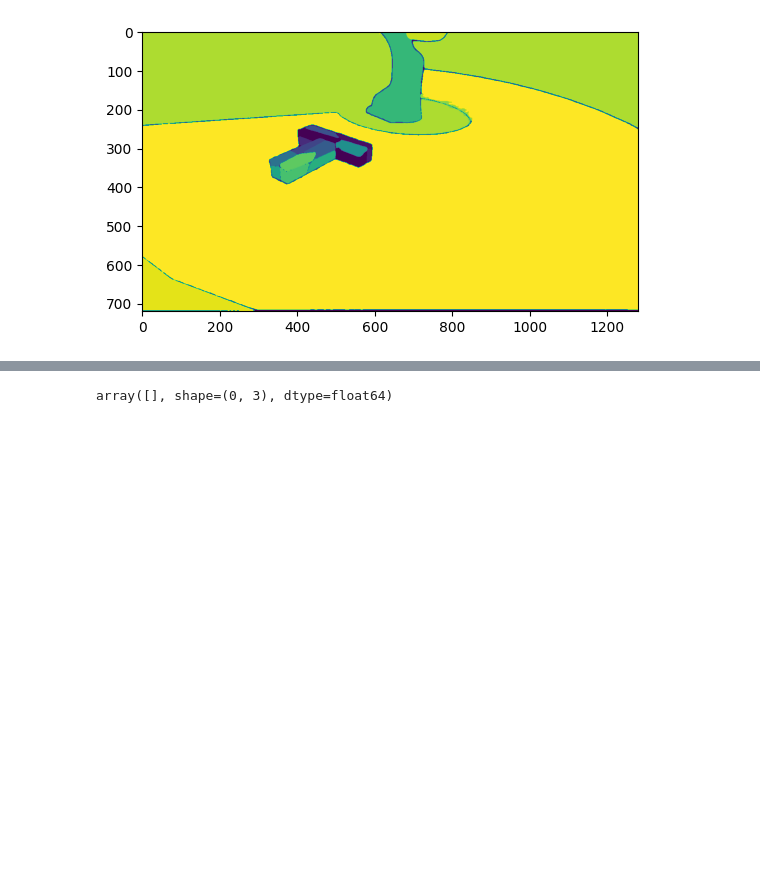
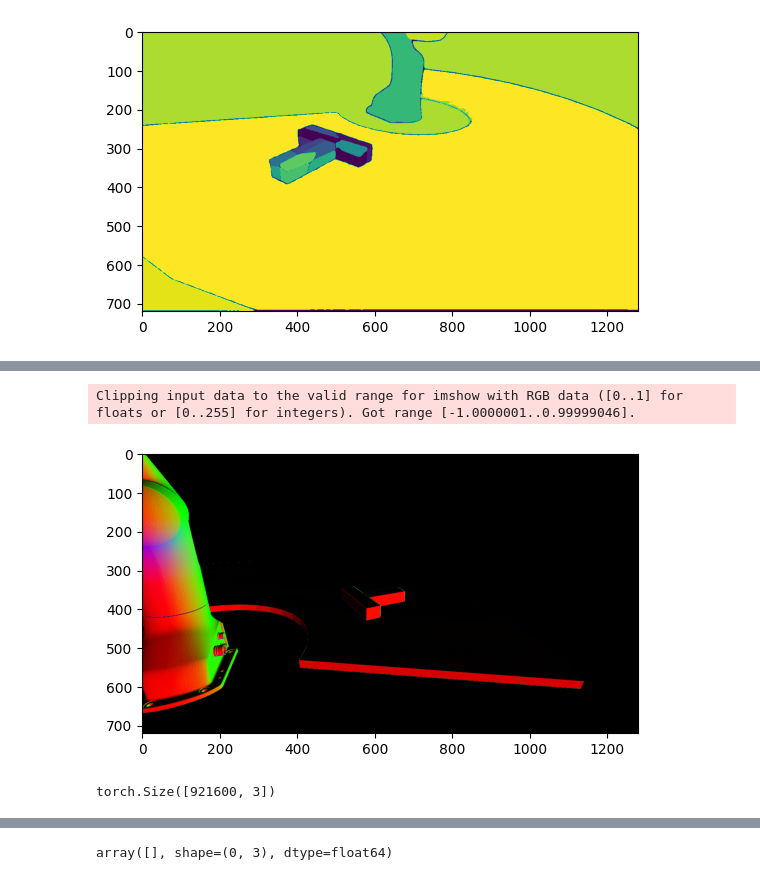
Before and after one commit to DaveLearn/SegmentAnything3D, a Jupyter notebook: test.ipynb, the cells around one changed output, grey strips where cells are left out. Saved outputs shown, nothing was run; the diff lists cells and outputs as text; code cells hidden in the pictures; blank space fills up the shorter version.

```diff
--- a/test.ipynb
+++ b/test.ipynb
@@ -104,0 +275,16 @@ pcd2_dict = pb.get_pcd(d.frames[0], mask_generator, intermediate_outputs_path)
+# %%
+frame = d.frames[0]
+normals = pb.normals_from_depth(frame.depth, frame.K)
+
+normals = normals.view(-1, 3) @ frame.X_WV_opencv[:3, :3].cuda().T
+normals = normals.reshape(frame.color.shape)
+
+plt.imshow(normals.cpu().numpy())
+plt.show()
+# %% [output]
+Clipping input data to the valid range for imshow with RGB data ([0..1] for floats or [0..255] for integers). Got range [-1.0000001..0.99999046].
+[figure, added]
+# %%
+normals.shape
+# %% [output]
+torch.Size([921600, 3])
```
Also changed, not shown: parts of 32 cells of this notebook, 4 other files.
